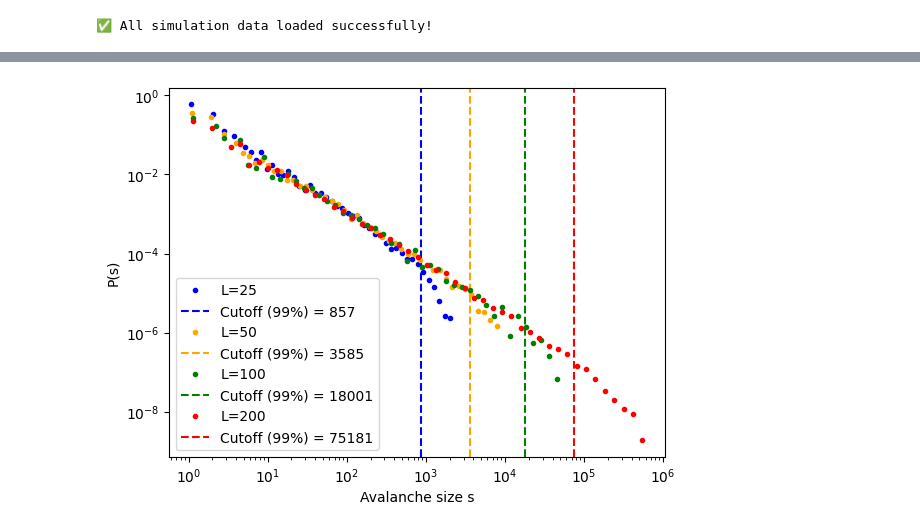
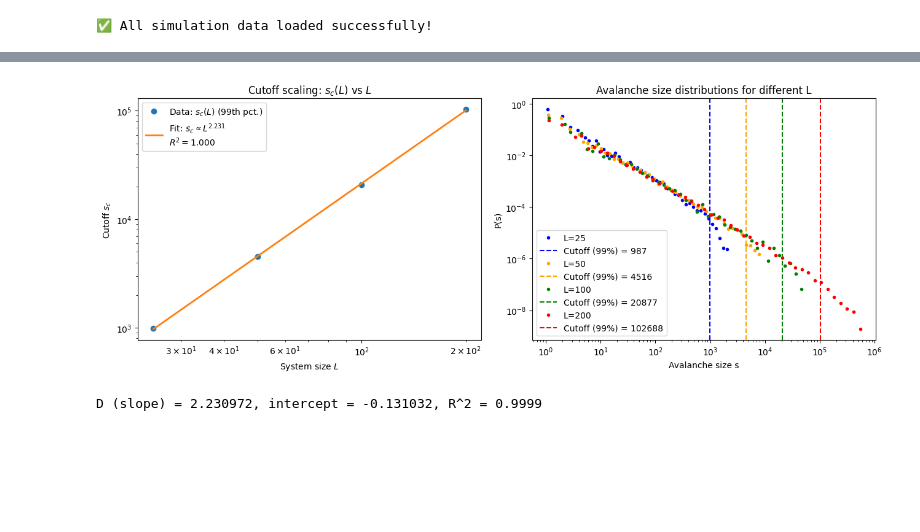
Before and after one commit to slyluc/ComplexPhysics, a Jupyter notebook: src/Midterm 2.ipynb, the cells around one changed output, grey strips where cells are left out. Saved outputs shown, nothing was run; the diff lists cells and outputs as text; code cells hidden in the pictures; blank space fills up the shorter version.

```diff
--- a/src/Midterm 2.ipynb
+++ b/src/Midterm 2.ipynb
@@ -231,5 +249,5 @@ plt.show()
 # %%
-aval_L25_n = aval_L25[1000:]
-aval_L50_n = aval_L50[2000:]
-aval_L100_n = aval_L100[8000:]
-aval_L200_n = aval_L200[30000:]
+aval_L25_n = aval_L25[20000:]
+aval_L50_n = aval_L50[20000:]
+aval_L100_n = aval_L100[20000:]
+aval_L200_n = aval_L200[20000:]
@@ -236,25 +414,76 @@ aval_L200_n = aval_L200[30000:]
 # %%
+plt.figure(figsize=(13, 5))
 def log_hist(data, bins=50):
     bins = np.logspace(np.log10(min(data)), np.log10(max(data)), bins)
     hist, edges = np.histogram(data, bins=bins, density=True)
     centers = np.sqrt(edges[1:] * edges[:-1])
     return centers, hist
 k = 0
 colors = ["blue", "orange", "green", "red"]
+plt.subplot(1,2,2)
 for L, aval in zip([25,50,100,200], [aval_L25_n, aval_L50_n, aval_L100_n, aval_L200_n]):
     mask = aval > 0
-    s_cutoff = np.percentile(aval, 99)
+    s_cutoff = np.percentile(aval[mask], 99)
     s, P = log_hist(aval[mask])
 
     plt.plot(s, P,'.',color = colors[k], label=f"L={L}")
     plt.axvline(s_cutoff, color=colors[k], linestyle='--', linewidth=1.5, label=f'Cutoff (99%) = {s_cutoff:.0f}')
     k+=1
 
 plt.xscale('log')
 plt.yscale('log')
 plt.xlabel("Avalanche size s")
 plt.ylabel("P(s)")
+plt.title("Avalanche size distributions for different L")
 plt.legend(loc='lower left')
+
+# Compute s_c(L) as the 99th percentile of positive avalanches
+Ls = []
+s_cs = []
+for L, aval in datasets.items():
+    aval = np.asarray(aval)
+    aval = aval[aval > 0]  # safety
+    if aval.size == 0:
+        continue
+    s_c = np.percentile(aval, 99)
+    Ls.append(L)
+    s_cs.append(s_c)
+
+Ls = np.array(Ls, dtype=float)
+s_cs = np.array(s_cs, dtype=float)
+
+# Fit log10(s_c) = D * log10(L) + b
+x = np.log10(Ls)
+y = np.log10(s_cs)
+slope, intercept = np.polyfit(x, y, 1)
+y_pred = slope * x + intercept
+# R^2 for sanity
+ss_res = np.sum((y - y_pred)**2)
+ss_tot = np.sum((y - np.mean(y))**2)
+r2 = 1 - ss_res/ss_tot if ss_tot > 0 else np.nan
+D = slope
+
+# Line for plotting (smooth)
+x_line = np.linspace(x.min(), x.max(), 200)
+y_line = slope * x_line + intercept
+L_line = 10**x_line
+s_line = 10**y_line
+
+# Plot
+plt.subplot(1,2,1)
+plt.loglog(Ls, s_cs, 'o', label='Data: $s_c(L)$ (99th pct.)')
+plt.loglog(L_line, s_line, '-', linewidth=2,
+           label=rf'Fit: $s_c \propto L^{{{D:.3f}}}$'
+                 + f'\n$R^2={r2:.3f}$')
+
+plt.xlabel(r'System size $L$')
+plt.ylabel(r'Cutoff $s_c$')
+plt.title(r'Cutoff scaling: $s_c(L)$ vs $L$')
+plt.legend(loc='upper left')
+plt.tight_layout()
 plt.show()
+
+print(f"D (slope) = {D:.6f}, intercept = {intercept:.6f}, R^2 = {r2:.4f}")
 # %% [output]
-[figure, old version]
+[figure, new version]
+D (slope) = 2.230972, intercept = -0.131032, R^2 = 0.9999
```
Also changed, not shown: parts of 24 cells of this notebook, 46 other files.
